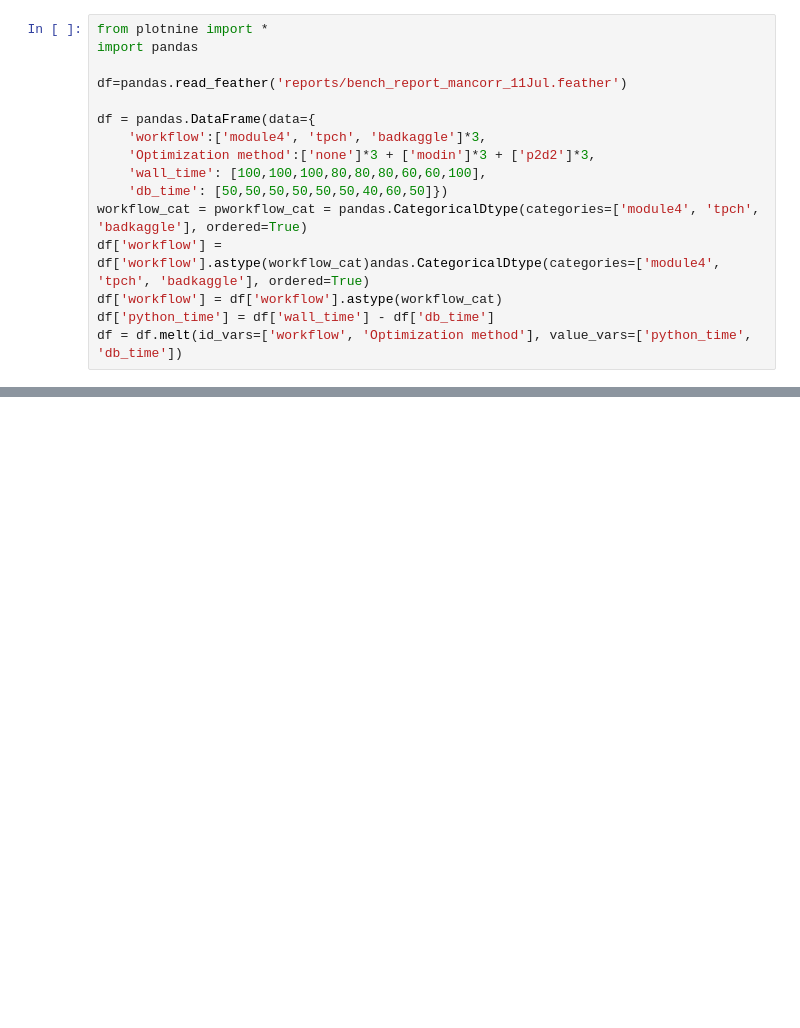
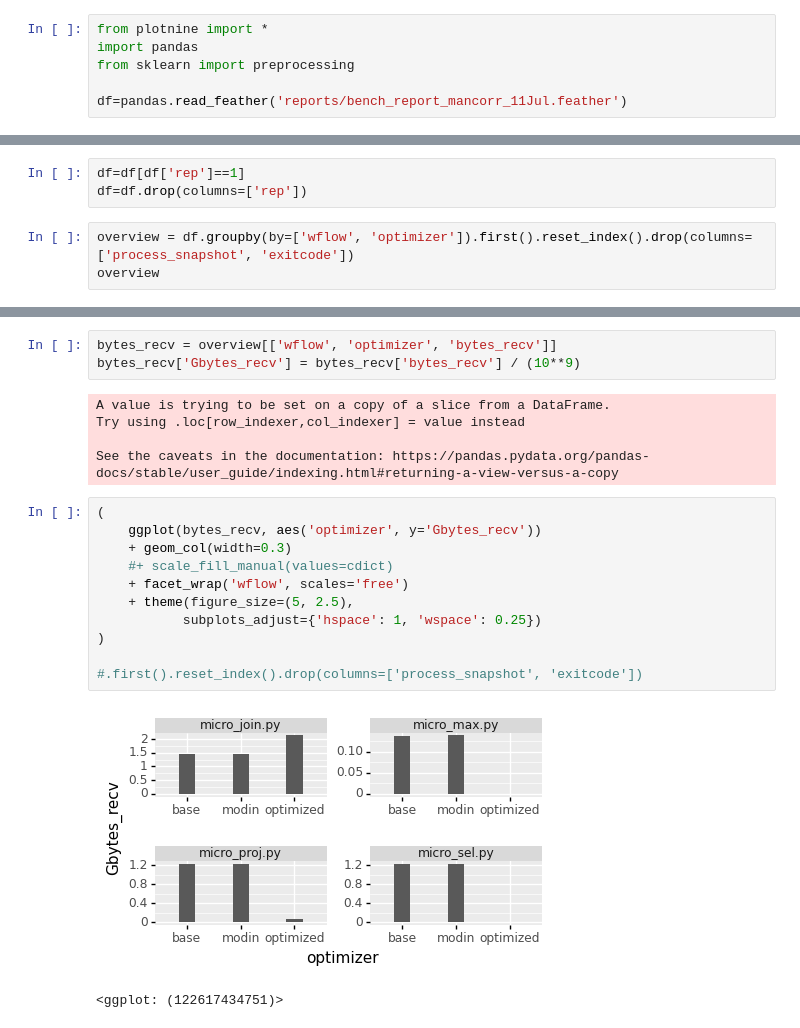
Before and after one commit to yoreei/p2d2, a Jupyter notebook: docs/3Microbenchmarks.ipynb, the cells around one changed output, grey strips where cells are left out. Saved outputs shown, nothing was run; the diff lists cells and outputs as text; blank space fills up the shorter version.

```diff
--- a/docs/3Microbenchmarks.ipynb
+++ b/docs/3Microbenchmarks.ipynb
@@ -1,16 +1,6 @@
 # %%
 from plotnine import *
 import pandas
+from sklearn import preprocessing
 
 df=pandas.read_feather('reports/bench_report_mancorr_11Jul.feather')
-
-df = pandas.DataFrame(data={
-    'workflow':['module4', 'tpch', 'badkaggle']*3,
-    'Optimization method':['none']*3 + ['modin']*3 + ['p2d2']*3,
-    'wall_time': [100,100,100,80,80,80,60,60,100],
-    'db_time': [50,50,50,50,50,50,40,60,50]})
-workflow_cat = pworkflow_cat = pandas.CategoricalDtype(categories=['module4', 'tpch', 'badkaggle'], ordered=True)
-df['workflow'] = df['workflow'].astype(workflow_cat)andas.CategoricalDtype(categories=['module4', 'tpch', 'badkaggle'], ordered=True)
-df['workflow'] = df['workflow'].astype(workflow_cat)
-df['python_time'] = df['wall_time'] - df['db_time']
-df = df.melt(id_vars=['workflow', 'Optimization method'], value_vars=['python_time', 'db_time'])
@@ -16,0 +12,6 @@ df = df.melt(id_vars=['workflow', 'Optimization method'], value_vars=['python_ti
+# %%
+df=df[df['rep']==1]
+df=df.drop(columns=['rep'])
+# %%
+overview = df.groupby(by=['wflow', 'optimizer']).first().reset_index().drop(columns=['process_snapshot', 'exitcode'])
+overview
@@ -34,0 +127,22 @@ df.rename(columns={'value':'Execution time %'}, inplace=True)
+# %%
+bytes_recv = overview[['wflow', 'optimizer', 'bytes_recv']]
+bytes_recv['Gbytes_recv'] = bytes_recv['bytes_recv'] / (10**9)
+# %% [output]
+A value is trying to be set on a copy of a slice from a DataFrame.
+Try using .loc[row_indexer,col_indexer] = value instead
+
+See the caveats in the documentation: https://pandas.pydata.org/pandas-docs/stable/user_guide/indexing.html#returning-a-view-versus-a-copy
+# %%
+(
+    ggplot(bytes_recv, aes('optimizer', y='Gbytes_recv'))
+    + geom_col(width=0.3)
+    #+ scale_fill_manual(values=cdict)
+    + facet_wrap('wflow', scales='free')
+    + theme(figure_size=(5, 2.5),
+           subplots_adjust={'hspace': 1, 'wspace': 0.25})
+)
+
+#.first().reset_index().drop(columns=['process_snapshot', 'exitcode'])
+# %% [output]
+[figure, added]
+<ggplot: (122617434751)>
```
Also changed, not shown: parts of 12 cells of this notebook, 40 other files.
